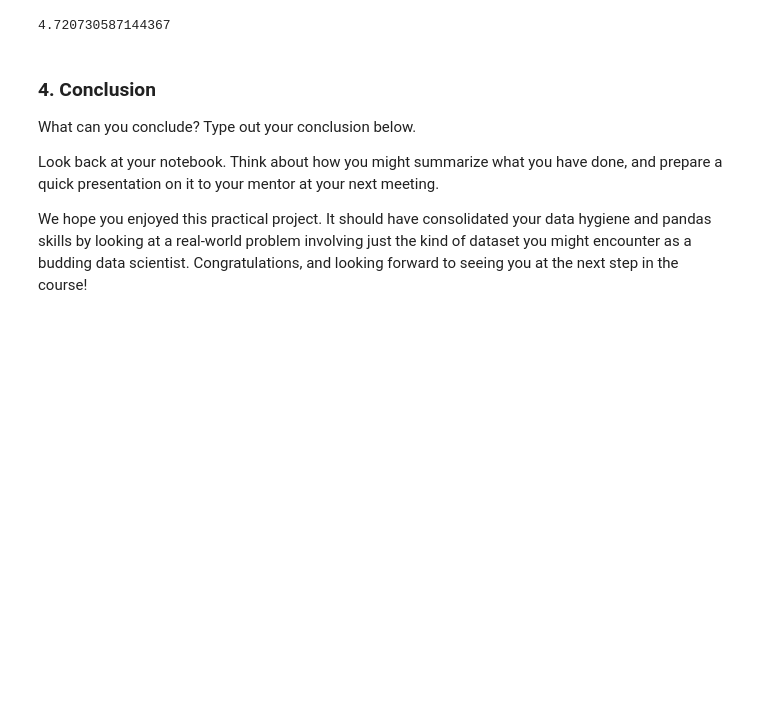
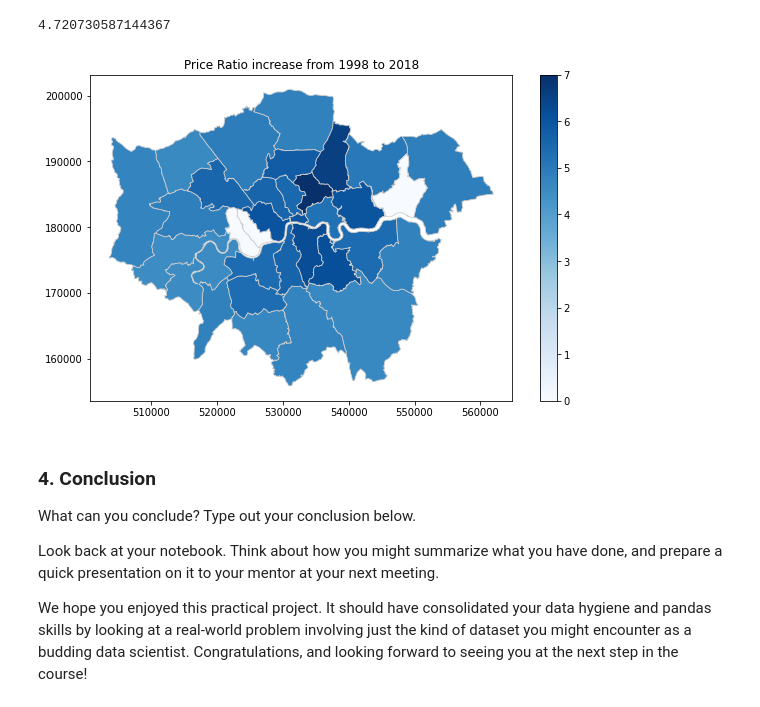
Before and after one commit to suryaiyer/London-Housing-Case-Study, a Jupyter notebook: Unit 4 Challenge - Tier 3.ipynb, the cells around one changed output. Saved outputs shown, nothing was run; the diff lists cells and outputs as text; code cells hidden in the pictures; blank space fills up the shorter version.

```diff
--- a/Unit 4 Challenge - Tier 3.ipynb
+++ b/Unit 4 Challenge - Tier 3.ipynb
@@ -351,6 +360,28 @@ ratios = list(dictionary.values())
 sum(ratios)/ len(ratios)
 # %% [output]
 4.720730587144367
+# %%
+map_df = gpd.read_file('statistical-gis-boundaries-london/statistical-gis-boundaries-london/ESRI/London_Borough_Excluding_MHW.shp')
+map_df = map_df.set_index('NAME')
+# %%
+borough_ratios = pd.DataFrame(dictionary, index = [0])
+borough_ratios = borough_ratios.transpose()
+borough_ratios.columns = ['Ratio']
+# %%
+map_ratio = map_df.join(borough_ratios)
+map_ratio['Ratio'] = map_ratio['Ratio'].fillna(0)
+# %%
+variable = 'Ratio'
+vmin, vmax = 0, 7
+fig, ax = plt.subplots(1, figsize=(10, 6))
+map_ratio.plot(column=variable, cmap='Blues', linewidth=0.8, ax=ax, edgecolor='0.8')
+sm = plt.cm.ScalarMappable(cmap='Blues', norm=plt.Normalize(vmin=vmin, vmax=vmax))
+sm._A = []
+cbar = fig.colorbar(sm)
+ax.set_title('Price Ratio increase from 1998 to 2018')
+fig.savefig('map_export.png', dpi=300)
+# %% [output]
+[figure, added]
 # %% [markdown]
 ### 4. Conclusion
 What can you conclude? Type out your conclusion below.
```
Also changed, not shown: parts of 6 cells of this notebook.
